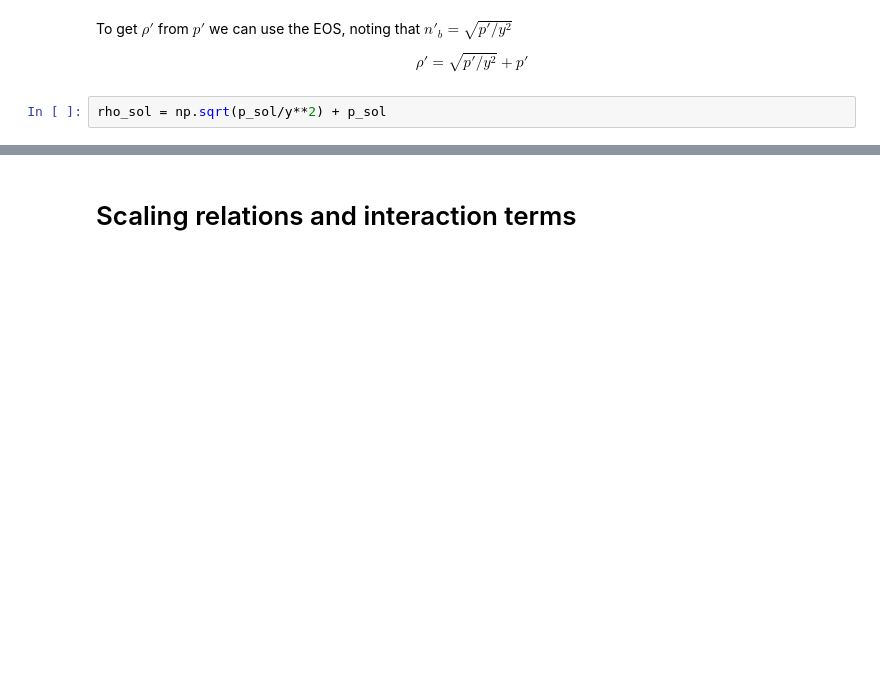
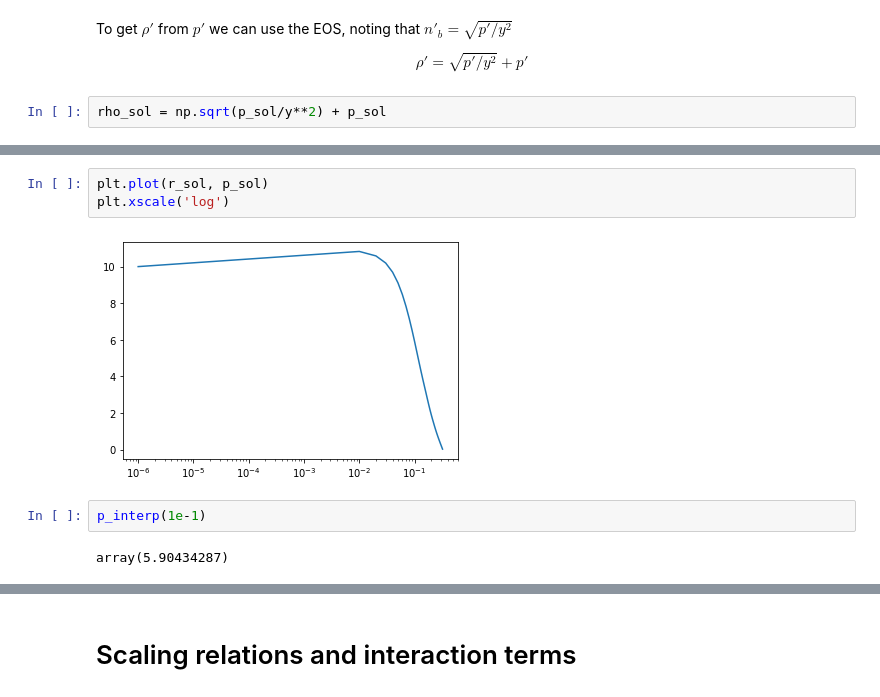
Before and after one commit to AdamSmithOrlik/dark-matter-compact-stars, a Jupyter notebook: research/dark_stars_dev.ipynb, the cells around one changed output, grey strips where cells are left out. Cells and saved outputs as stored; diff of their text form; blank space fills up the shorter version.

```diff
--- a/research/dark_stars_dev.ipynb
+++ b/research/dark_stars_dev.ipynb
@@ -217,0 +284,9 @@ Text(0, 0.5, "rho'")
+# %%
+plt.plot(r_sol, p_sol)
+plt.xscale('log')
+# %% [output]
+[figure, added]
+# %%
+p_interp(1e-1)
+# %% [output]
+array(5.90434287)
```
Also changed, not shown: parts of 12 cells of this notebook, 1 other file.
